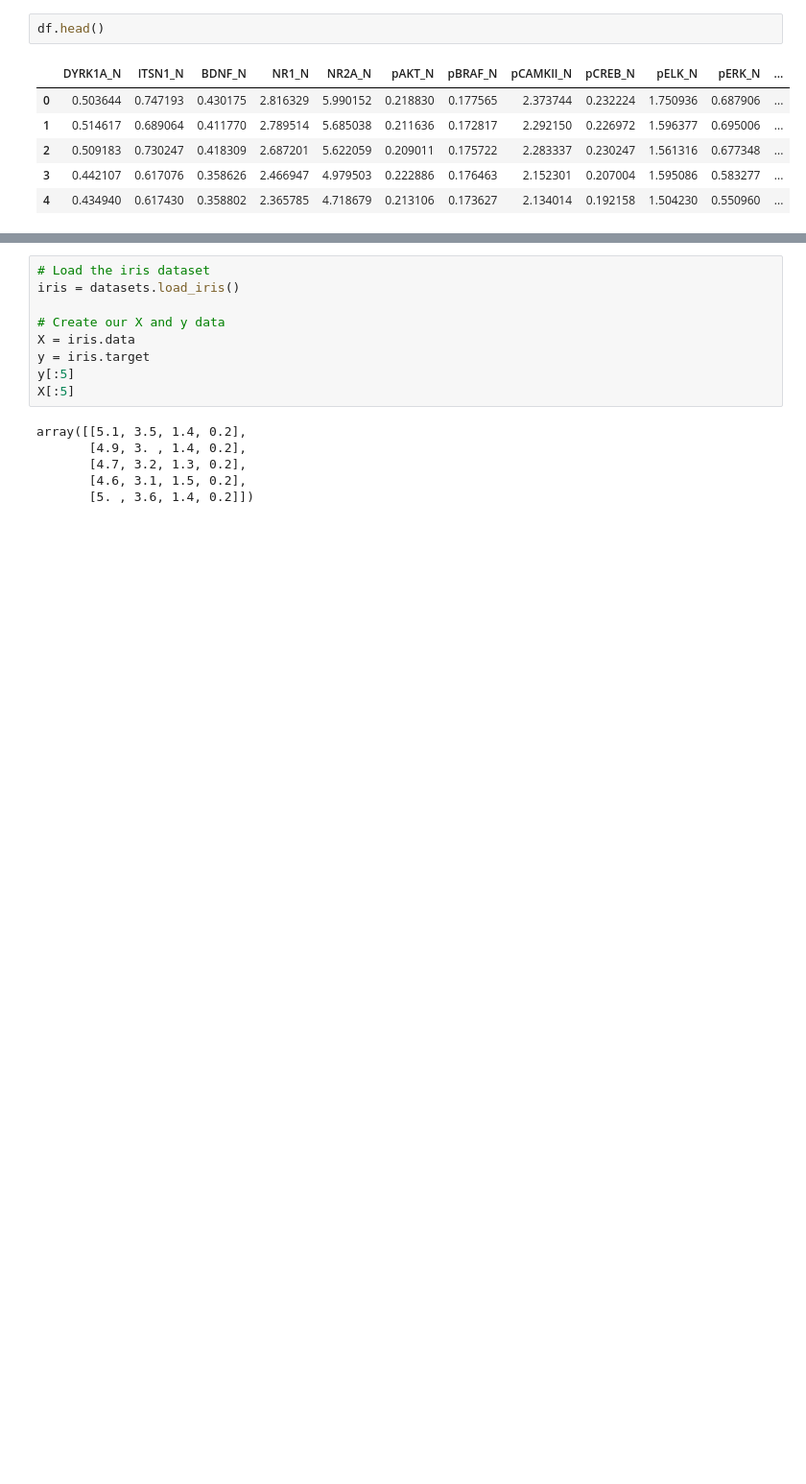
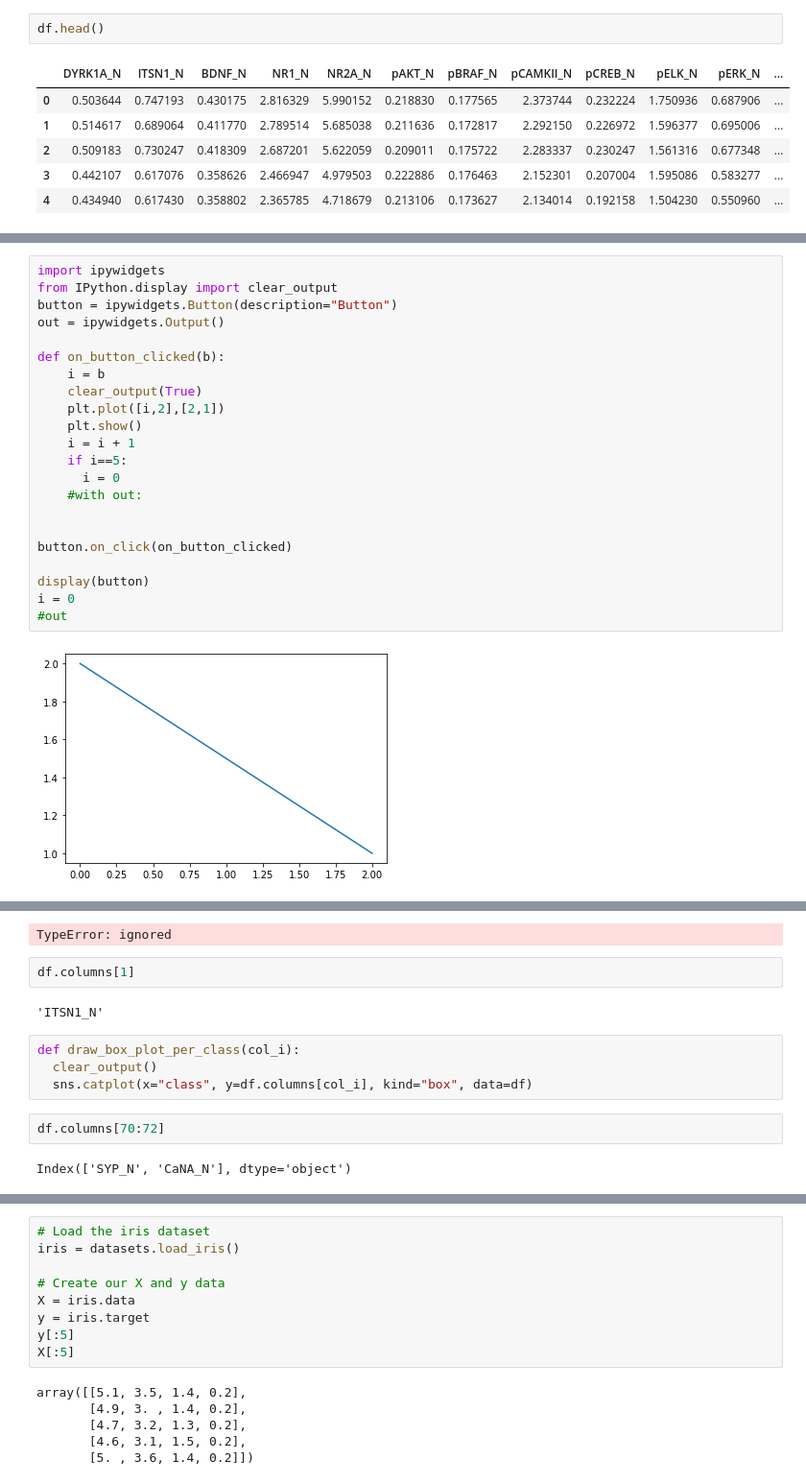
Before and after one commit to malynkovsky/ML_NN_course, a Jupyter notebook: Lab_1/Lab1_Malynkovsky.ipynb, the cells around one changed output, grey strips where cells are left out. Shown: that part at 96% size. Cells and saved outputs as stored; diff of their text form; blank space fills up the shorter version.

```diff
--- a/Lab_1/Lab1_Malynkovsky.ipynb
+++ b/Lab_1/Lab1_Malynkovsky.ipynb
@@ -58,0 +126,24 @@ df.head()
+# %%
+import ipywidgets
+from IPython.display import clear_output
+button = ipywidgets.Button(description="Button")
+out = ipywidgets.Output()
+
+def on_button_clicked(b):
+    i = b
+    clear_output(True)
+    plt.plot([i,2],[2,1])
+    plt.show()
+    i = i + 1
+    if i==5:
+      i = 0
+    #with out:
+
+
+button.on_click(on_button_clicked)
+
+display(button)
+i = 0
+#out
+# %% [output]
+[figure, added]
@@ -58,0 +151,13 @@ df.head()
+TypeError: ignored
+# %%
+df.columns[1]
+# %% [output]
+'ITSN1_N'
+# %%
+def draw_box_plot_per_class(col_i):
+  clear_output()
+  sns.catplot(x="class", y=df.columns[col_i], kind="box", data=df)
+# %%
+df.columns[70:72]
+# %% [output]
+Index(['SYP_N', 'CaNA_N'], dtype='object')
```
Also changed, not shown: parts of 14 cells of this notebook.
